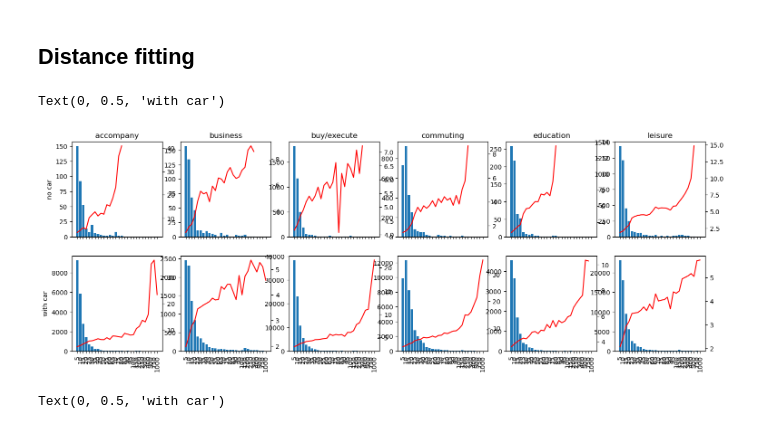
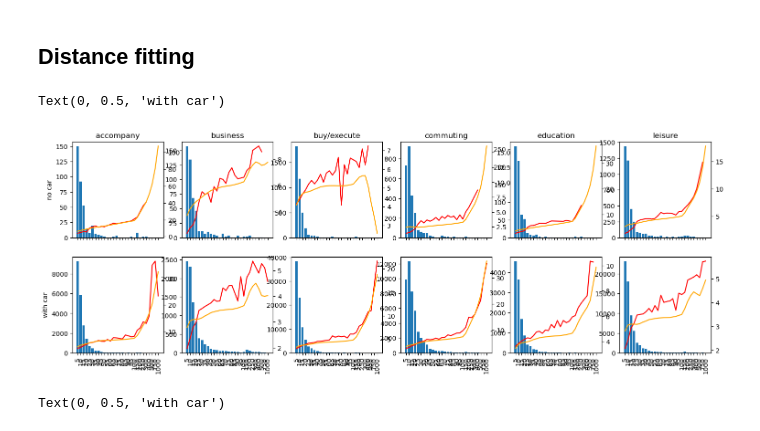
Before and after one commit to marlinarnz/quetzal_germany, a Jupyter notebook: notebooks/cal_distribution.ipynb, the cells around one changed output. Drawn from its saved outputs; the diff is of its cells as text; code cells hidden in the pictures.

```diff
--- a/notebooks/cal_distribution.ipynb
+++ b/notebooks/cal_distribution.ipynb
@@ -80,6 +99,13 @@ len(trips)
 # %%
 # Create CC+distance metric
 trips['cc_dist'] = trips['cc'] + trips['length'] / 10
+# %%
+# Cut cc into bins
+dist = pd.read_csv(output_path + 'distances_centroids.csv', index_col=['origin', 'destination'])
+cc = cc.merge(dist, right_index=True, left_index=True, how='left')
+cc['bin'] = pd.cut(cc['length'], bins=bins, labels=bins[1:])
+cc = cc.loc[cc['bin'].notna()]
+cc['bin'] = cc['bin'].astype(int)
 # %% [markdown]
 ## Distance fitting
 # %%
@@ -88,22 +114,24 @@ purposes = [s.split('_')[0] for s in segments][::2]
 # %%
 # Show number of trips and CC
 fig, ax = plt.subplots(nrows=2, ncols=len(purposes), figsize=(18,6), sharex='all', sharey=False)
-ind = np.arange(len(bins[1:]))
+ind = pd.Series(np.arange(len(bins[1:])), bins[1:])
 for i in [0,1]:
     for j in range(len(purposes)):
         mask = (trips['car_avail']==i) & (trips['purpose_model']==purposes[j])
         n_trips = trips.loc[mask, 'bin'].value_counts().sort_index()
-        ax[i,j].bar(ind[:len(n_trips)], n_trips)
+        ax[i,j].bar(ind.loc[n_trips.index], n_trips)
         ax[i,j].set_xticks(ind, bins[1:], rotation=90)
         ax2 = ax[i,j].twinx()
-        ax2.plot(ind[:len(n_trips)], trips.loc[mask].groupby('bin')['cc'].mean(), color='red')
+        ax2.plot(ind.loc[n_trips.index], trips.loc[mask].groupby('bin')['cc'].mean(), color='red')
+        cc_means = cc.groupby('bin')[purposes[j]+{0: '_no_car', 1: '_car'}[i]].mean()
+        ax2.plot(ind.loc[cc_means.index], cc_means, color='orange')
         ax2.set_xticks(ind, bins[1:], rotation=90)
         ax[0,j].set_title(purposes[j])
 ax[0,0].set_ylabel('no car')
 ax[1,0].set_ylabel('with car')
 # %% [output]
 Text(0, 0.5, 'with car')
-[figure, old version]
+[figure, new version]
 # %%
 # Show number of trips and CC
 fig, ax = plt.subplots(nrows=2, ncols=len(purposes), figsize=(18,6), sharex='all', sharey=False)
```
Also changed, not shown: parts of 11 cells of this notebook, 6 other files.
